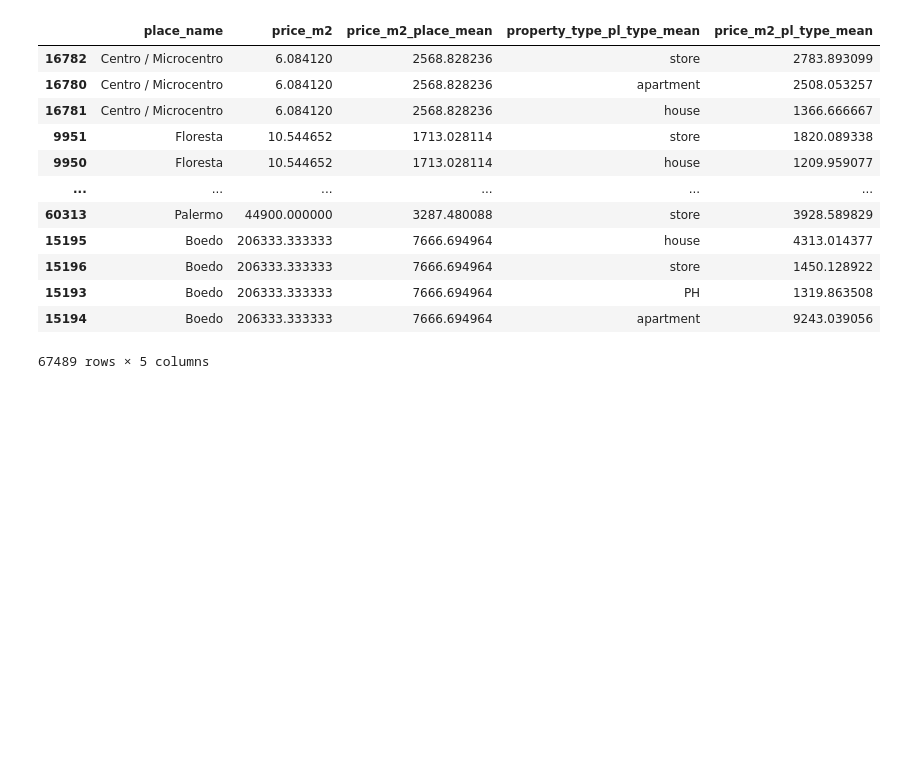
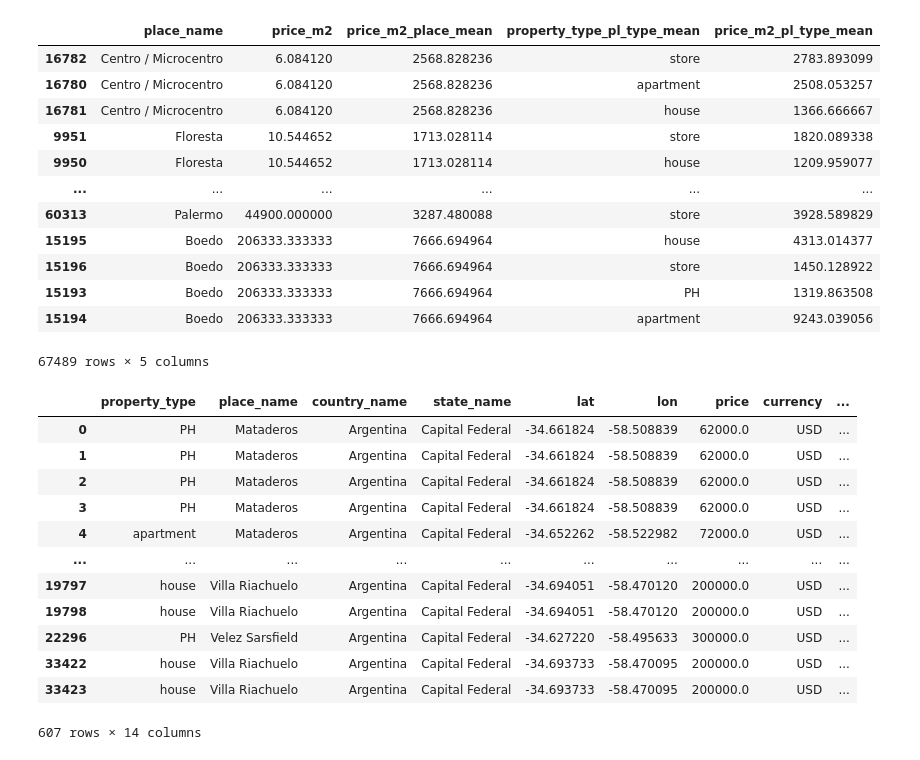
Before and after one commit to guilherme-atomo/projetointegrador1, a Jupyter notebook: Projeto_Integracao_I_AB.ipynb, the cells around one changed output. Cells and saved outputs as stored; diff of their text form; code cells hidden in the pictures; blank space fills up the shorter version.

```diff
--- a/Projeto_Integracao_I_AB.ipynb
+++ b/Projeto_Integracao_I_AB.ipynb
@@ -369,3 +369,22 @@ df_prop[['place_name','price_m2','price_m2_place_mean','property_type_pl_type_me
 | 15193 | Boedo | 206333.333333 | 7666.694964 | PH | 1319.863508 |
 | 15194 | Boedo | 206333.333333 | 7666.694964 | apartment | 9243.039056 |
 67489 rows × 5 columns
+# %%
+#Agrupando por preço m² médio por região
+
+df_prop_price_m2_place_mean = df_prop.groupby('price_m2_place_mean')
+df_prop_price_m2_place_mean.head(10)
+# %% [output]
+|  | property_type | place_name | country_name | state_name | lat | lon | price | currency | ... |
+| 0 | PH | Mataderos | Argentina | Capital Federal | -34.661824 | -58.508839 | 62000.0 | USD | ... |
+| 1 | PH | Mataderos | Argentina | Capital Federal | -34.661824 | -58.508839 | 62000.0 | USD | ... |
+| 2 | PH | Mataderos | Argentina | Capital Federal | -34.661824 | -58.508839 | 62000.0 | USD | ... |
+| 3 | PH | Mataderos | Argentina | Capital Federal | -34.661824 | -58.508839 | 62000.0 | USD | ... |
+| 4 | apartment | Mataderos | Argentina | Capital Federal | -34.652262 | -58.522982 | 72000.0 | USD | ... |
+| ... | ... | ... | ... | ... | ... | ... | ... | ... | ... |
+| 19797 | house | Villa Riachuelo | Argentina | Capital Federal | -34.694051 | -58.470120 | 200000.0 | USD | ... |
+| 19798 | house | Villa Riachuelo | Argentina | Capital Federal | -34.694051 | -58.470120 | 200000.0 | USD | ... |
+| 22296 | PH | Velez Sarsfield | Argentina | Capital Federal | -34.627220 | -58.495633 | 300000.0 | USD | ... |
+| 33422 | house | Villa Riachuelo | Argentina | Capital Federal | -34.693733 | -58.470095 | 200000.0 | USD | ... |
+| 33423 | house | Villa Riachuelo | Argentina | Capital Federal | -34.693733 | -58.470095 | 200000.0 | USD | ... |
+607 rows × 14 columns
```
Also changed, not shown: parts of 10 cells of this notebook.
